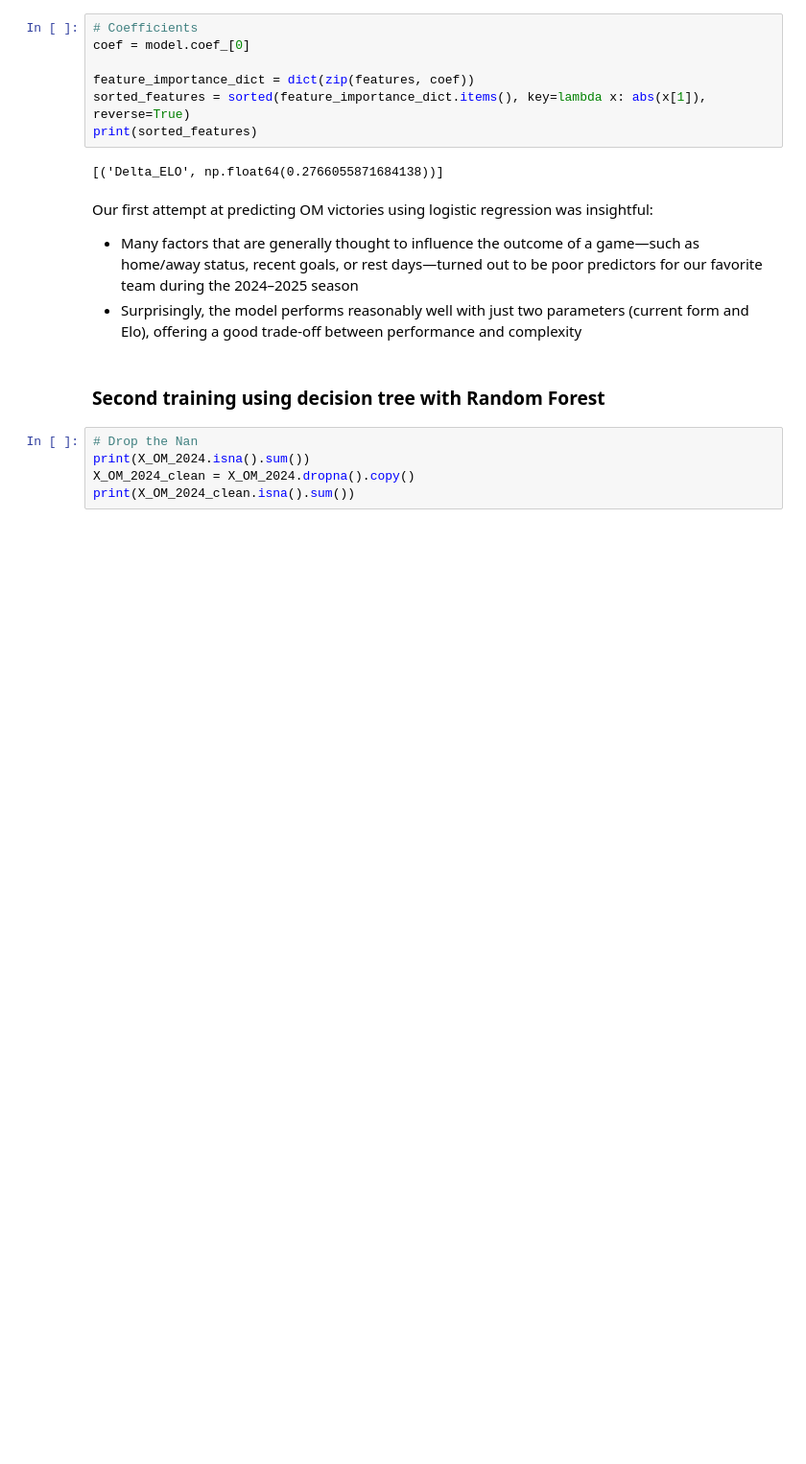
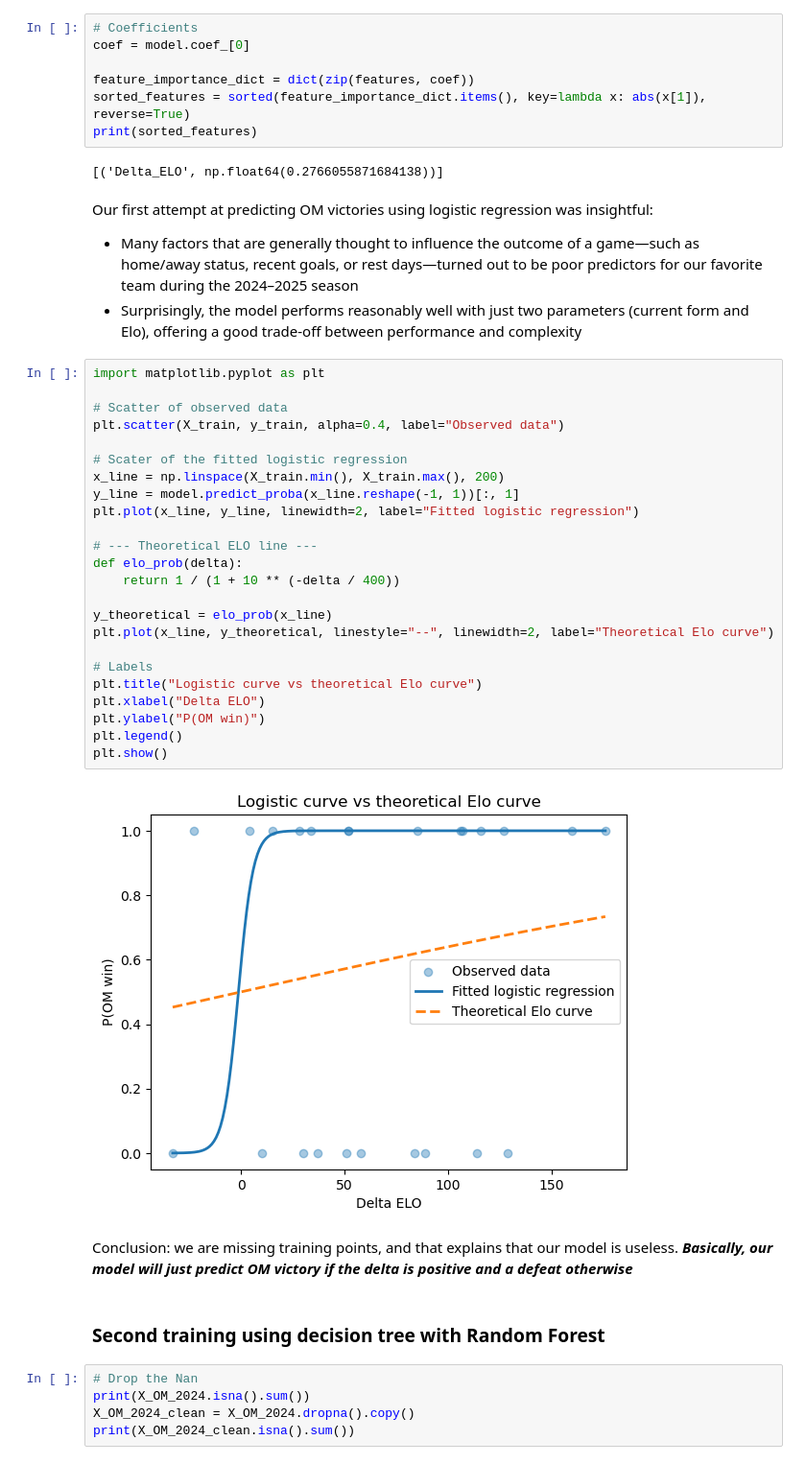
Before and after one commit to oliversmith13/Marseille_wins, a Jupyter notebook: main_notebook_Oli.ipynb, the cells around one changed output. Shown at 96% size. Saved outputs shown, nothing was run; the diff lists cells and outputs as text; blank space fills up the shorter version.

```diff
--- a/main_notebook_Oli.ipynb
+++ b/main_notebook_Oli.ipynb
@@ -648,6 +604,34 @@ print(sorted_features)
 Our first attempt at predicting OM victories using logistic regression was insightful:
 - Many factors that are generally thought to influence the outcome of a game—such as home/away status, recent goals, or rest days—turned out to be poor predictors for our favorite team during the 2024–2025 season
 - Surprisingly, the model performs reasonably well with just two parameters (current form and Elo), offering a good trade-off between performance and complexity
+# %%
+import matplotlib.pyplot as plt
+
+# Scatter of observed data
+plt.scatter(X_train, y_train, alpha=0.4, label="Observed data")
+
+# Scater of the fitted logistic regression
+x_line = np.linspace(X_train.min(), X_train.max(), 200)
+y_line = model.predict_proba(x_line.reshape(-1, 1))[:, 1]
+plt.plot(x_line, y_line, linewidth=2, label="Fitted logistic regression")
+
+# --- Theoretical ELO line ---
+def elo_prob(delta):
+    return 1 / (1 + 10 ** (-delta / 400))
+
+y_theoretical = elo_prob(x_line)
+plt.plot(x_line, y_theoretical, linestyle="--", linewidth=2, label="Theoretical Elo curve")
+
+# Labels
+plt.title("Logistic curve vs theoretical Elo curve")
+plt.xlabel("Delta ELO")
+plt.ylabel("P(OM win)")
+plt.legend()
+plt.show()
+# %% [output]
+[figure, added]
+# %% [markdown]
+Conclusion: we are missing training points, and that explains that our model is useless. ***Basically, our model will just predict OM victory if the delta is positive and a defeat otherwise***
 # %% [markdown]
 ### Second training using decision tree with Random Forest
 # %%
```
Also changed, not shown: parts of 7 cells of this notebook.
